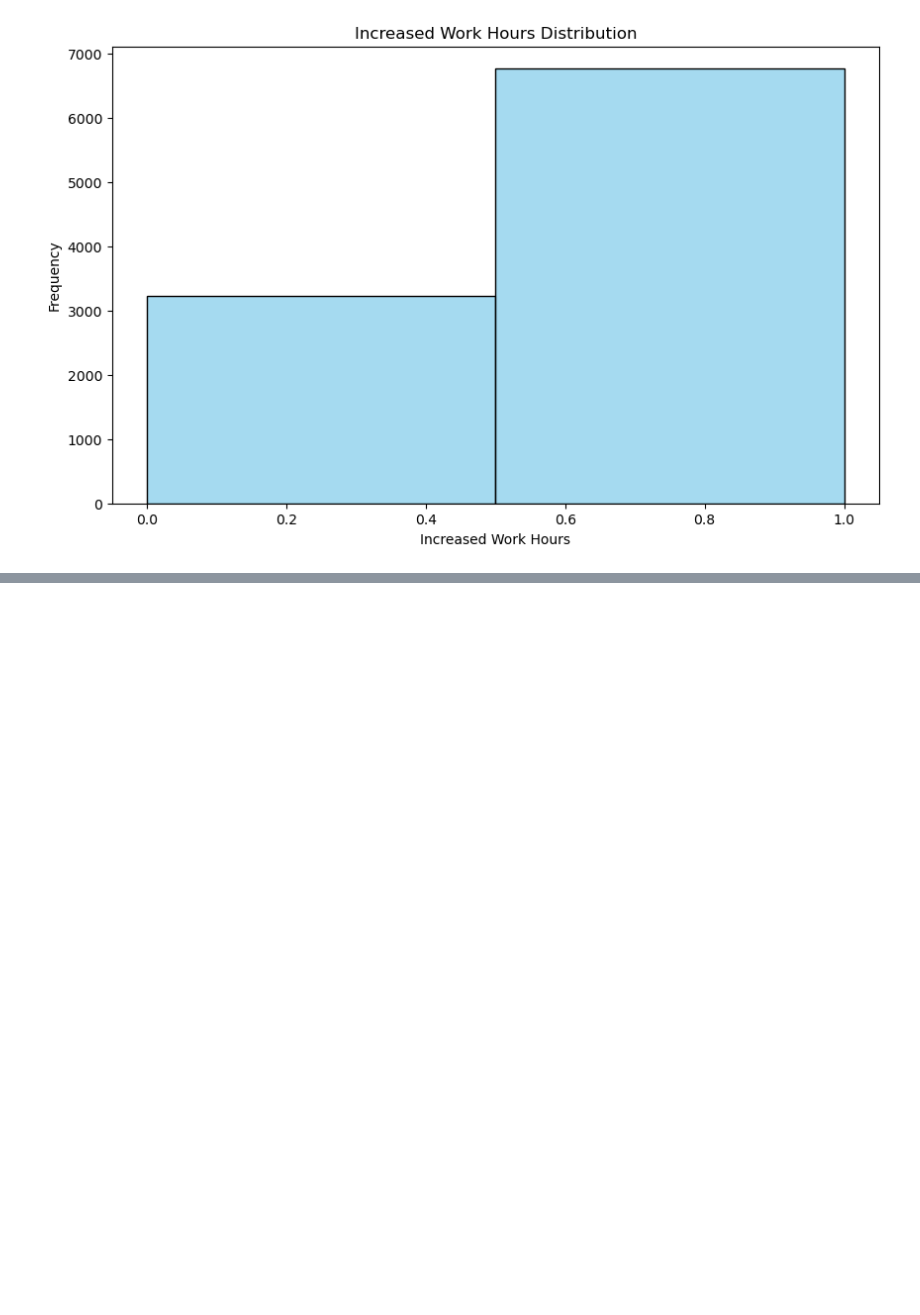
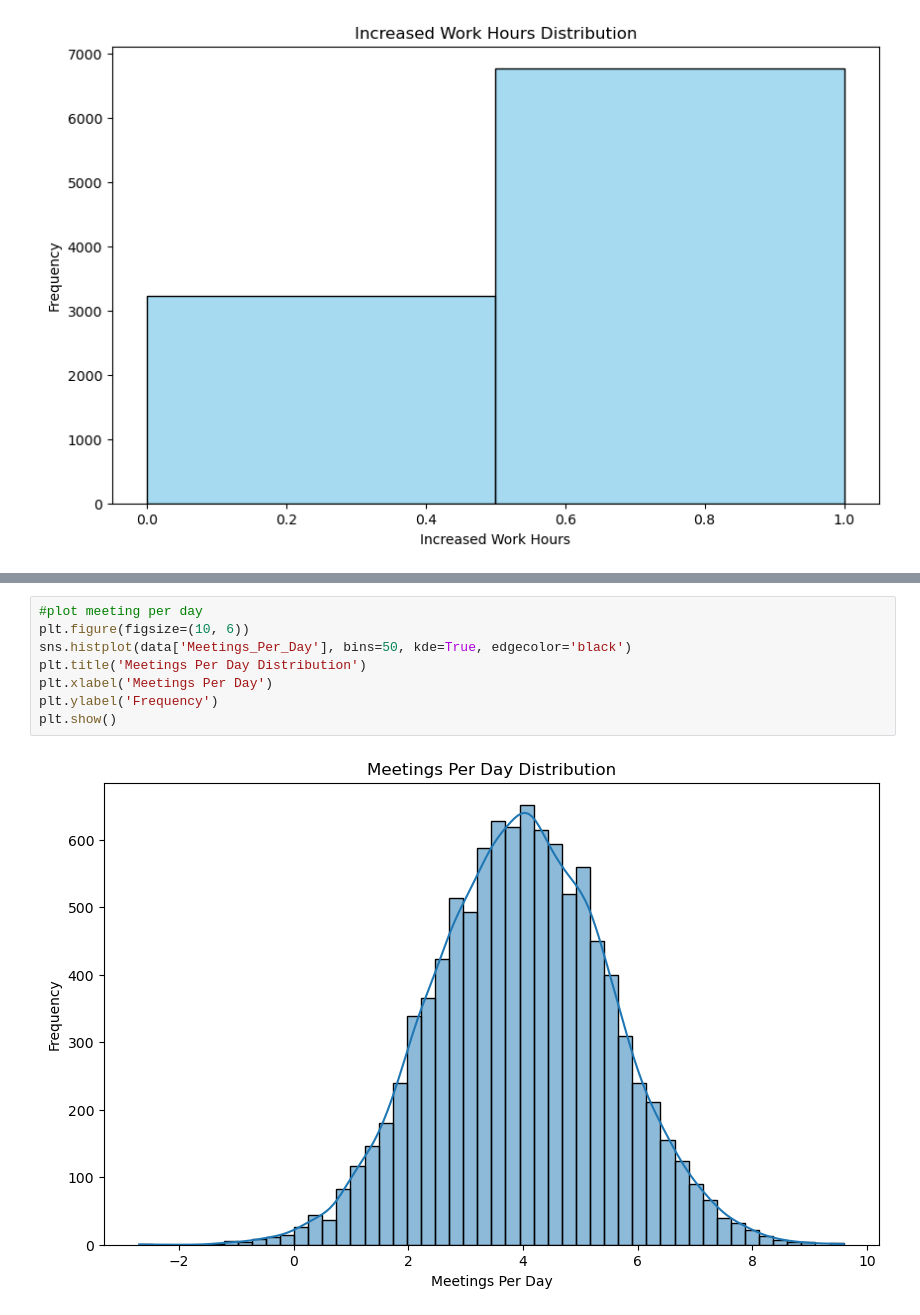
Before and after one commit to beccaa9116/Impact-of-Covid-19, a Jupyter notebook: covid_impact.ipynb, the cells around one changed output, grey strips where cells are left out. Cells and saved outputs as stored; diff of their text form; blank space fills up the shorter version.

```diff
--- a/covid_impact.ipynb
+++ b/covid_impact.ipynb
@@ -98,0 +109,10 @@ plt.show()
+# %%
+#plot meeting per day
+plt.figure(figsize=(10, 6))
+sns.histplot(data['Meetings_Per_Day'], bins=50, kde=True, edgecolor='black')
+plt.title('Meetings Per Day Distribution')
+plt.xlabel('Meetings Per Day')
+plt.ylabel('Frequency')
+plt.show()
+# %% [output]
+[figure, added]
```
Also changed, not shown: parts of 2 cells of this notebook.
